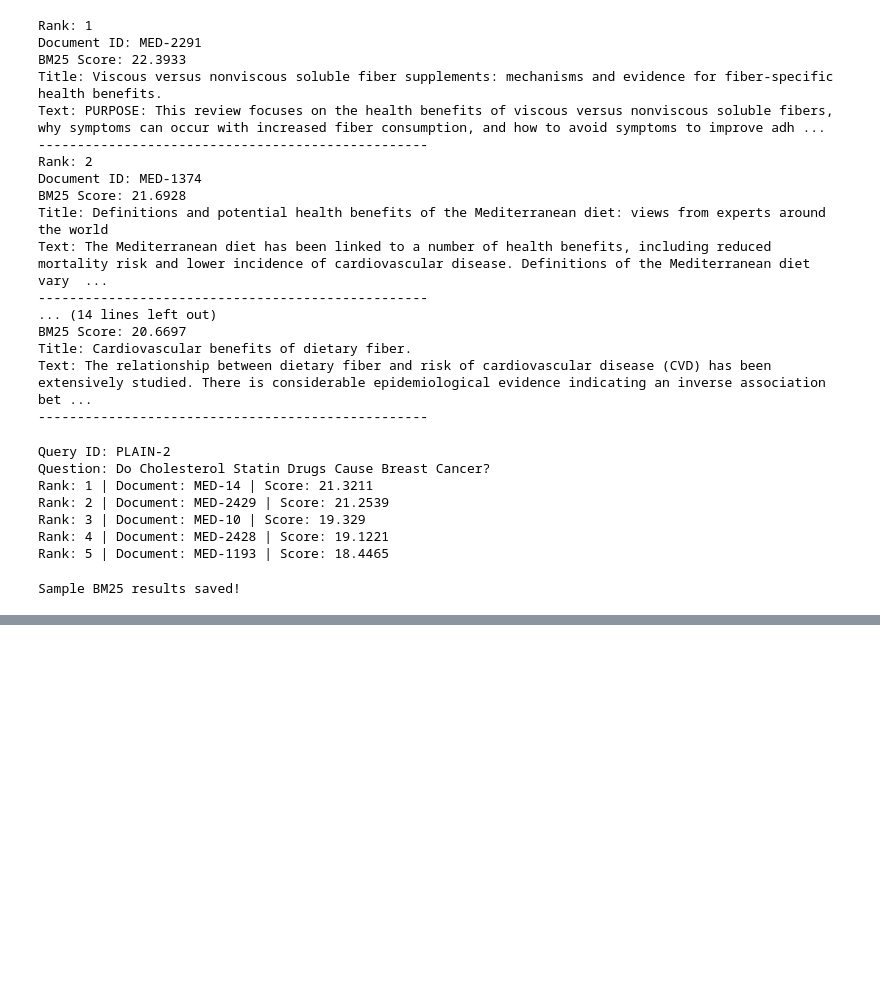
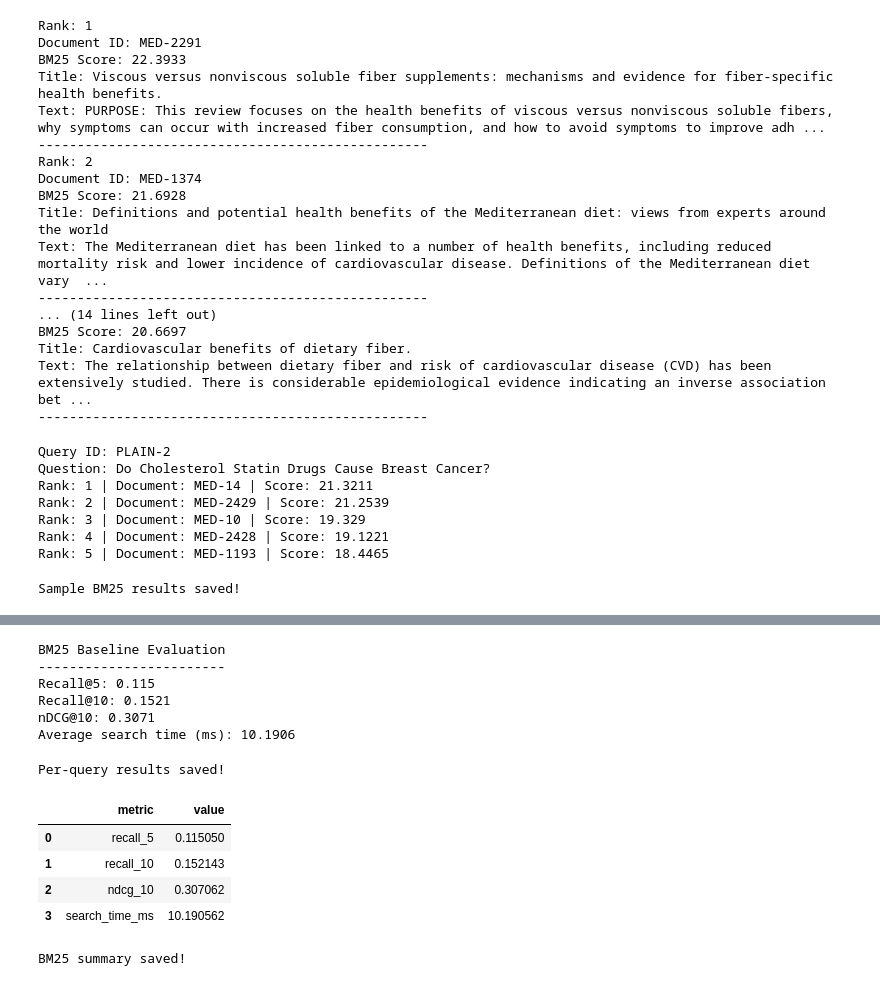
Before and after one commit to rachana1707-S/Adaptive-MedRAG, a Jupyter notebook: notebooks/01_retrieval.ipynb, the cells around one changed output, grey strips where cells are left out. Cells and saved outputs as stored; diff of their text form; code cells hidden in the pictures; blank space fills up the shorter version.

```diff
--- a/notebooks/01_retrieval.ipynb
+++ b/notebooks/01_retrieval.ipynb
@@ -294,0 +500,62 @@ Sample BM25 results saved!
+# %%
+# Calculating the average retrieval performance
+# across all the test queries
+
+summary = evaluation_df[
+    ["recall_5", "recall_10", "ndcg_10", "search_time_ms"]
+].mean()
+
+print("BM25 Baseline Evaluation")
+print("------------------------")
+
+print("Recall@5:", round(summary["recall_5"], 4))
+print("Recall@10:", round(summary["recall_10"], 4))
+print("nDCG@10:", round(summary["ndcg_10"], 4))
+print("Average search time (ms):",
+      round(summary["search_time_ms"], 4))
+# %% [output]
+BM25 Baseline Evaluation
+------------------------
+Recall@5: 0.115
+Recall@10: 0.1521
+nDCG@10: 0.3071
+Average search time (ms): 10.1906
+# %%
+# Saving the results for every test query
+# We will use them later when comparing retrieval methods
+
+from pathlib import Path
+
+RESULTS_DIR = Path("results")
+RESULTS_DIR.mkdir(exist_ok=True)
+
+evaluation_df.to_csv(
+    RESULTS_DIR / "bm25_per_query.csv",
+    index=False
+)
+
+print("Per-query results saved!")
+# %% [output]
+Per-query results saved!
+# %%
+# Saving the average BM25 metrics in a separate CSV file
+
+summary_df = summary.reset_index()
+
+summary_df.columns = ["metric", "value"]
+
+summary_df.to_csv(
+    RESULTS_DIR / "bm25_summary.csv",
+    index=False
+)
+
+display(summary_df)
+
+print("BM25 summary saved!")
+# %% [output]
+|  | metric | value |
+| 0 | recall_5 | 0.115050 |
+| 1 | recall_10 | 0.152143 |
+| 2 | ndcg_10 | 0.307062 |
+| 3 | search_time_ms | 10.190562 |
+BM25 summary saved!
```
Also changed, not shown: parts of 11 cells of this notebook.
